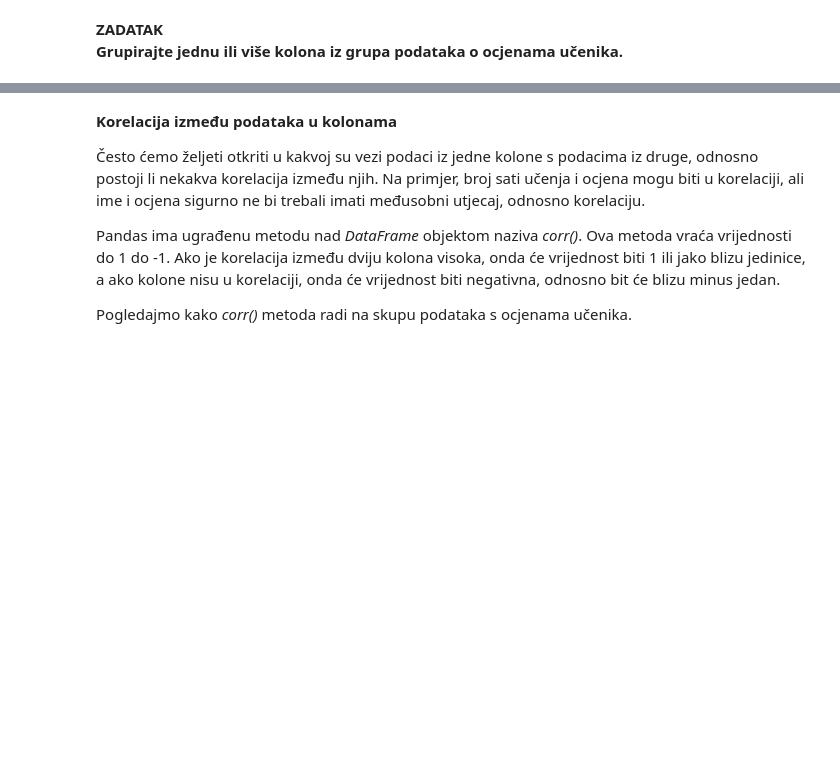
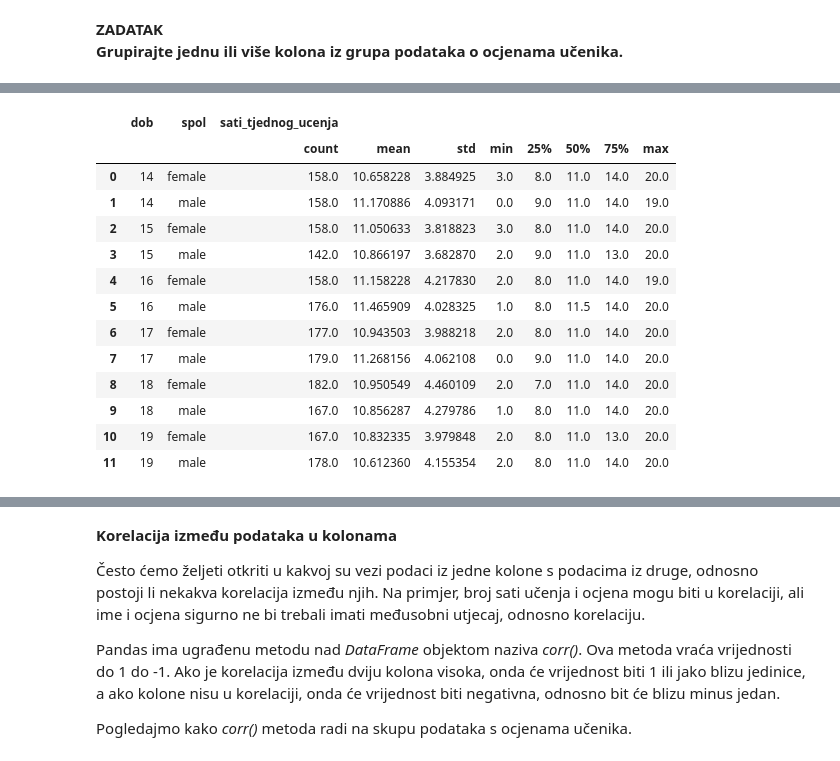
Before and after one commit to py-dev-algebra/py-jupyter-nb, a Jupyter notebook: 02 - Pandas/Pandas - Python modul za analizu podataka - Manipulacija podacima.ipynb, the cells around one changed output, grey strips where cells are left out. Cells and saved outputs as stored; diff of their text form; code cells hidden in the pictures; blank space fills up the shorter version.

```diff
--- a/02 - Pandas/Pandas - Python modul za analizu podataka - Manipulacija podacima.ipynb
+++ b/02 - Pandas/Pandas - Python modul za analizu podataka - Manipulacija podacima.ipynb
@@ -1556,0 +1617,17 @@ abnb_ny_listings_df[['room_type', 'last_review_year', 'price', 'minimal_revenue'
+# %%
+ocjene_df[['dob', 'sati_tjednog_ucenja', 'spol']].groupby(['dob', 'spol'], as_index=False).describe(include='all')
+# %% [output]
+|  | dob | spol | sati_tjednog_ucenja |  |  |  |  |  |  |  |
+|  |  |  | count | mean | std | min | 25% | 50% | 75% | max |
+| 0 | 14 | female | 158.0 | 10.658228 | 3.884925 | 3.0 | 8.0 | 11.0 | 14.0 | 20.0 |
+| 1 | 14 | male | 158.0 | 11.170886 | 4.093171 | 0.0 | 9.0 | 11.0 | 14.0 | 19.0 |
+| 2 | 15 | female | 158.0 | 11.050633 | 3.818823 | 3.0 | 8.0 | 11.0 | 14.0 | 20.0 |
+| 3 | 15 | male | 142.0 | 10.866197 | 3.682870 | 2.0 | 9.0 | 11.0 | 13.0 | 20.0 |
+| 4 | 16 | female | 158.0 | 11.158228 | 4.217830 | 2.0 | 8.0 | 11.0 | 14.0 | 19.0 |
+| 5 | 16 | male | 176.0 | 11.465909 | 4.028325 | 1.0 | 8.0 | 11.5 | 14.0 | 20.0 |
+| 6 | 17 | female | 177.0 | 10.943503 | 3.988218 | 2.0 | 8.0 | 11.0 | 14.0 | 20.0 |
+| 7 | 17 | male | 179.0 | 11.268156 | 4.062108 | 0.0 | 9.0 | 11.0 | 14.0 | 20.0 |
+| 8 | 18 | female | 182.0 | 10.950549 | 4.460109 | 2.0 | 7.0 | 11.0 | 14.0 | 20.0 |
+| 9 | 18 | male | 167.0 | 10.856287 | 4.279786 | 1.0 | 8.0 | 11.0 | 14.0 | 20.0 |
+| 10 | 19 | female | 167.0 | 10.832335 | 3.979848 | 2.0 | 8.0 | 11.0 | 13.0 | 20.0 |
+| 11 | 19 | male | 178.0 | 10.612360 | 4.155354 | 2.0 | 8.0 | 11.0 | 14.0 | 20.0 |
```
Also changed, not shown: parts of 27 cells of this notebook.
